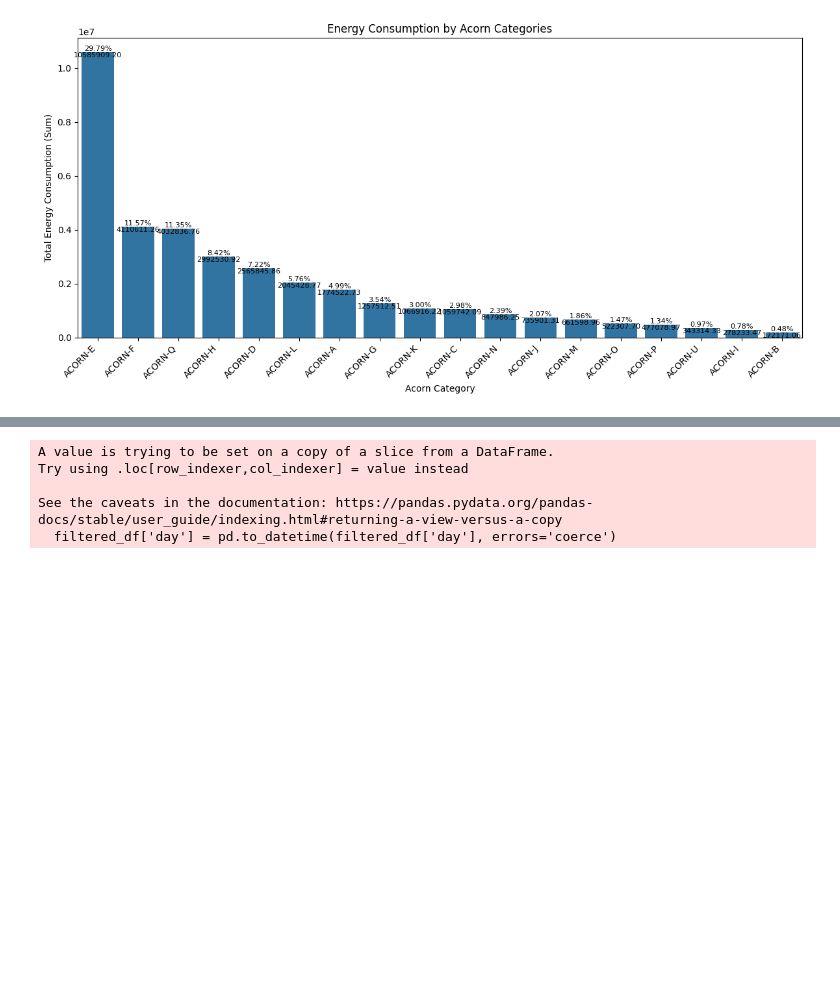
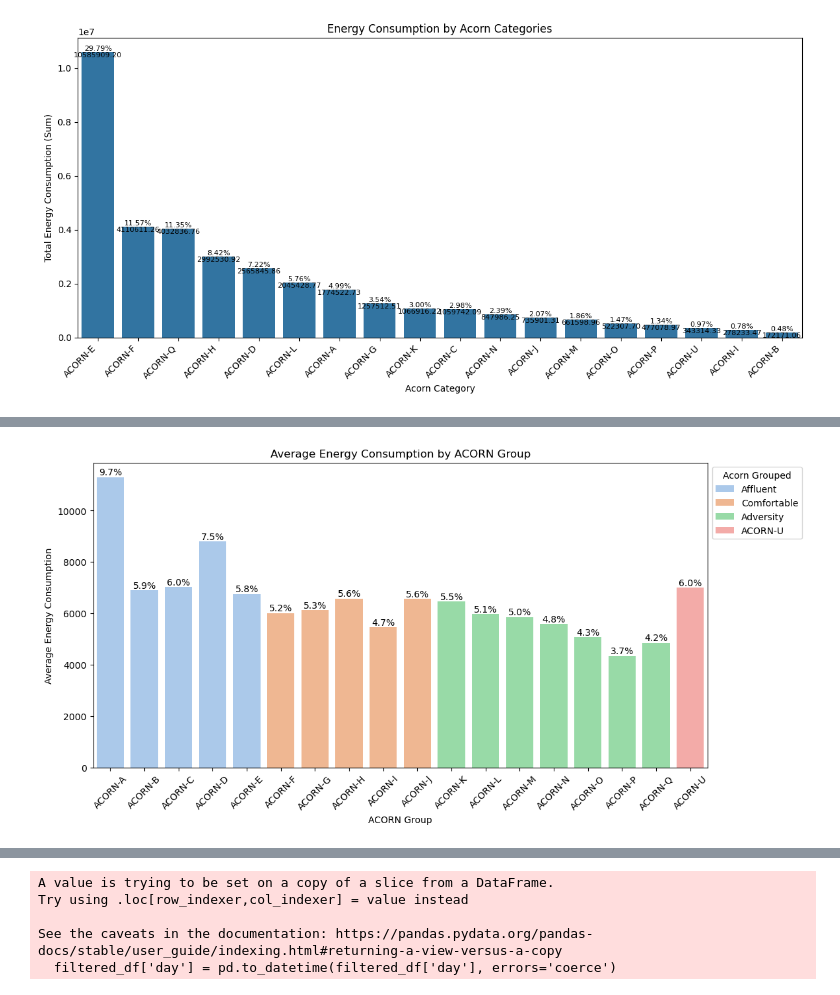
Before and after one commit to shanniekwok/IS459-G1T7, a Jupyter notebook: 2.1 Internal Factors Analysis.ipynb, the cells around one changed output, grey strips where cells are left out. Saved outputs shown, nothing was run; the diff lists cells and outputs as text; code cells hidden in the pictures; blank space fills up the shorter version.

```diff
--- a/2.1 Internal Factors Analysis.ipynb
+++ b/2.1 Internal Factors Analysis.ipynb
@@ -521,0 +458,4 @@ acorn_category_avg_energy_by_tariff.head()
+# %%
+processed_df1 = pd.read_csv('Processed Data/1. acorn_info.csv')
+processed_df1 = processed_df1[processed_df1['Acorn'] != 'ACORN-']
+processed_df1.head()
@@ -600,0 +620,23 @@ plt.show()
+# %%
+plt.figure(figsize=(12, 6))
+ax = sns.barplot(x="Acorn", y="Average_Energy", data=processed_df1, palette="pastel", hue="Acorn_grouped", dodge=False)
+
+# Calculate the total sum of the "Average_Energy" values
+total_energy = processed_df1["Average_Energy"].sum()
+
+# Add percentage labels on top of each bar
+for p in ax.patches:
+    height = p.get_height()
+    if height > 0:  # Only add labels for bars with non-zero height
+        percentage = (height / total_energy) * 100
+        ax.text(p.get_x() + p.get_width() / 2, height, f'{percentage:.1f}%',
+                ha='center', va='bottom', fontsize=10)
+
+plt.xlabel("ACORN Group")
+plt.ylabel("Average Energy Consumption")
+plt.title("Average Energy Consumption by ACORN Group")
+plt.xticks(rotation=45)
+plt.legend(title="Acorn Grouped", bbox_to_anchor=(1, 1), loc='upper left')
+plt.show()
+# %% [output]
+[figure, added]
```
Also changed, not shown: parts of 35 cells of this notebook.
